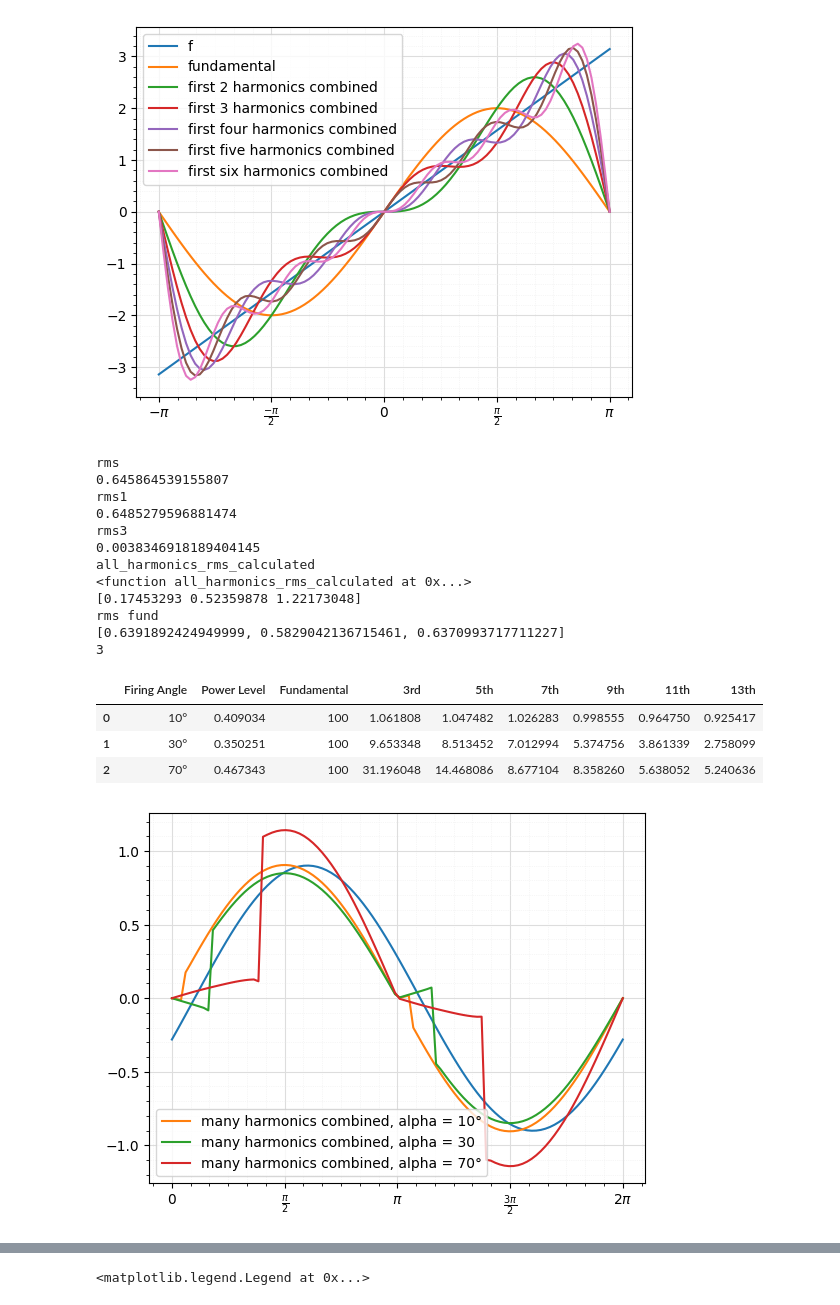
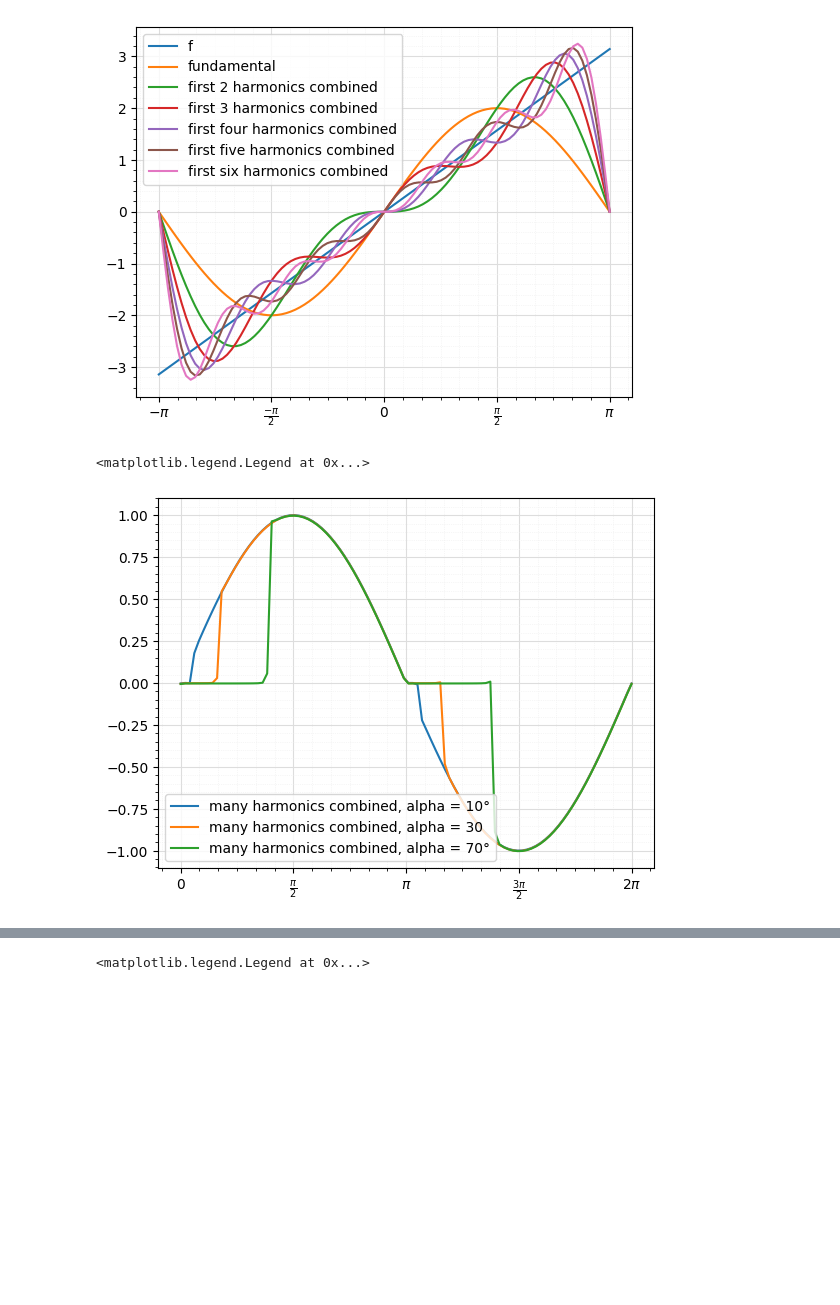
Before and after one commit to davvidbaker/aes-hw-s24, a Jupyter notebook: power-quality/hw-1.ipynb, the cells around one changed output, grey strips where cells are left out. Saved outputs shown, nothing was run; the diff lists cells and outputs as text; code cells hidden in the pictures; blank space fills up the shorter version.

Commit message:
finished power quality

```diff
--- a/power-quality/hw-1.ipynb
+++ b/power-quality/hw-1.ipynb
@@ -133,93 +133,53 @@ ax2.legend()
 [figure]
 # %%
 x = np.linspace(0, 2 * np.pi, 100)
-
-alpha = np.pi / 24
 
 
 # parameter a is firing angle alpha
 def b_n(a, n):
-    return (2 / (np.pi * (n**2 - 1))) * (
+    if n == 1:
+        return 1 - (a - np.sin(a) * np.cos(a)) / np.pi
+    return (2 / (np.pi * ((n**2) - 1))) * (
         n * np.sin(a) * np.cos(n * a) - np.sin(n * a) * np.cos(a)
     )
 
 
 # parameter a is firing angle alpha
 def a_n(a, n):
-    return (2 / (np.pi * (n**2 - 1))) * (
+    if n == 1:
+        return (-1 / np.pi) * (1 - np.cos(a) ** 2)
+
+    return (2 / (np.pi * ((n**2) - 1))) * (
         1 - np.cos(a) * np.cos(n * a) - n * np.sin(a) * np.sin(n * a)
     )
-
-
-# special case for n=1
-def a_1(a):
-    return (-1 / np.pi) * (1 - np.cos(a) ** 2)
-
-
-def b_1(a):
-    return 1 - (alpha + np.sin(a) * np.cos(a)) / np.pi
-
-
-def fa_1(a):
-    return a_1(a) * np.cos(x) + (b_1(a) * np.sin(x))
 
 
 # a is firing angle alpha
 def firing_angle_harmonic(a, n, wt):
     # return a_n(a, n) * np.cos(n * wt)  # + b_n(a, n) * np.sin(n * wt)
     return a_n(a, n) * np.cos(n * wt) + b_n(a, n) * np.sin(n * wt)
 
 
 def multiple_firing_angle_harmonics(list_of_ns, a):
     sum = np.zeros(len(x))
     for n in list_of_ns:
         sum += np.array(firing_angle_harmonic(a, n, x))
     return sum
 
 
-def all_harmonics_rms_calculated(a):
-    return (
-        (1 / (2 * np.pi))
-        * np.trapz(
-            (multiple_firing_angle_harmonics(range(3, 70, 2), a) + fa_1(a)) ** 2,
-            x,
-        )
-    ) ** 0.5
-
-
-print("all_harmonics_rms_calculated")
-print(all_harmonics_rms_calculated)
-
-
 beta = 10 * np.pi / 180
-first_70_10 = multiple_firing_angle_harmonics(range(3, 1000, 2), beta) + fa_1(beta)
+first_70_10 = multiple_firing_angle_harmonics(range(1, 100, 2), beta)
 beta = 30 * np.pi / 180
-first_70_30 = multiple_firing_angle_harmonics(range(3, 1000, 2), beta) + fa_1(beta)
+first_70_30 = multiple_firing_angle_harmonics(range(1, 100, 2), beta)
 beta = 70 * np.pi / 180
-first_70_70 = multiple_firing_angle_harmonics(range(3, 1000, 2), beta) + fa_1(beta)
+first_70_70 = multiple_firing_angle_harmonics(range(1, 100, 2), beta)
 fig3, ax3 = plt.subplots()
-ax3.plot(x, fa_1(beta))
 fancy_axes(ax3)
 ax3.plot(x, first_70_10, label=f"many harmonics combined, alpha = 10°")
 ax3.plot(x, first_70_30, label=f"many harmonics combined, alpha = 30")
 ax3.plot(x, first_70_70, label=f"many harmonics combined, alpha = 70°")
 ax3.legend()
 # %% [output]
-rms
-0.645864539155807
-rms1
-0.6485279596881474
-rms3
-0.0038346918189404145
-all_harmonics_rms_calculated
-<function all_harmonics_rms_calculated at 0x...>
-[0.17453293 0.52359878 1.22173048]
-rms fund
-[0.6391892424949999, 0.5829042136715461, 0.6370993717711227]
-3
+<matplotlib.legend.Legend at 0x...>
-|  | Firing Angle | Power Level | Fundamental | 3rd | 5th | 7th | 9th | 11th | 13th |
-| 0 | 10° | 0.409034 | 100 | 1.061808 | 1.047482 | 1.026283 | 0.998555 | 0.964750 | 0.925417 |
-| 1 | 30° | 0.350251 | 100 | 9.653348 | 8.513452 | 7.012994 | 5.374756 | 3.861339 | 2.758099 |
-| 2 | 70° | 0.467343 | 100 | 31.196048 | 14.468086 | 8.677104 | 8.358260 | 5.638052 | 5.240636 |
-[figure, old version]
+[figure, new version]
 # %%
```
Also changed, not shown: parts of 2 cells of this notebook.
